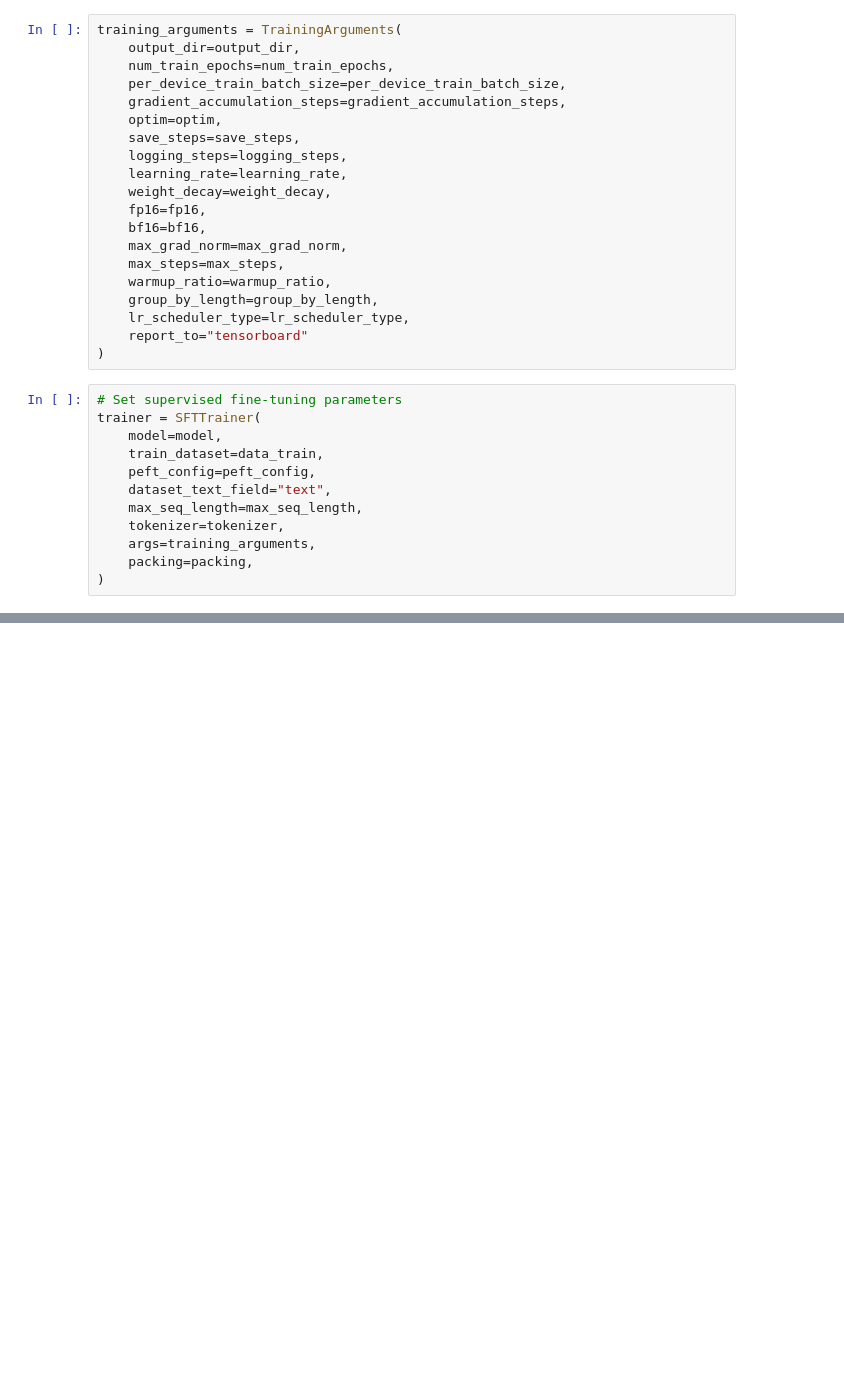
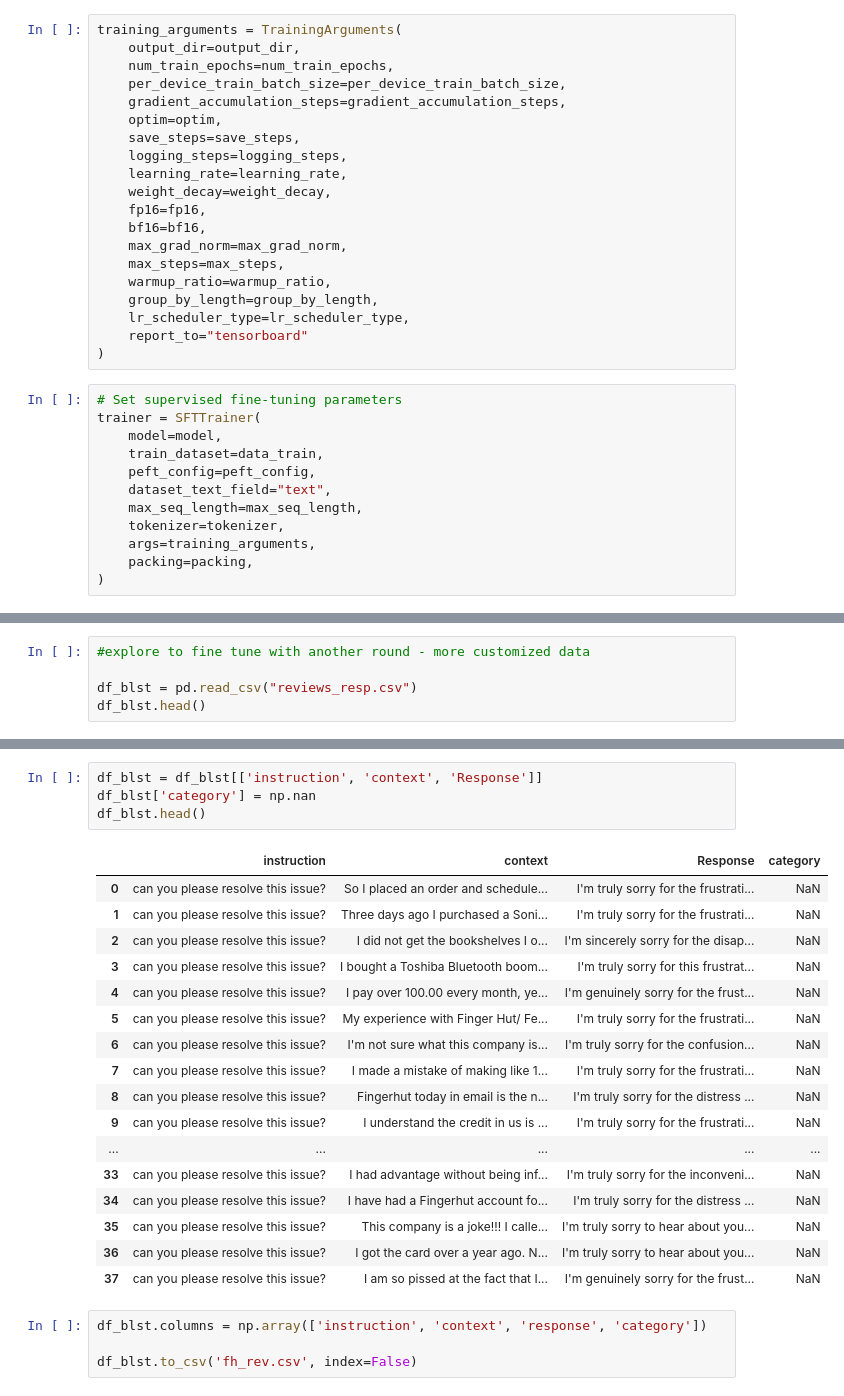
Before and after one commit to ShawnLiu119/FineTune-Llama2, a Jupyter notebook: cust_response_Llama2FT.ipynb, the cells around one changed output, grey strips where cells are left out. Drawn from its saved outputs; the diff is of its cells as text; blank space fills up the shorter version.

```diff
--- a/cust_response_Llama2FT.ipynb
+++ b/cust_response_Llama2FT.ipynb
@@ -555,0 +760,5 @@ OSError: [Errno 107] Transport endpoint is not connected
+# %%
+#explore to fine tune with another round - more customized data
+
+df_blst = pd.read_csv("reviews_resp.csv")
+df_blst.head()
@@ -555,0 +772,26 @@ OSError: [Errno 107] Transport endpoint is not connected
+# %%
+df_blst = df_blst[['instruction', 'context', 'Response']]
+df_blst['category'] = np.nan
+df_blst.head()
+# %% [output]
+|  | instruction | context | Response | category |
+| 0 | can you please resolve this issue? | So I placed an order and schedule... | I'm truly sorry for the frustrati... | NaN |
+| 1 | can you please resolve this issue? | Three days ago I purchased a Soni... | I'm truly sorry for the frustrati... | NaN |
+| 2 | can you please resolve this issue? | I did not get the bookshelves I o... | I'm sincerely sorry for the disap... | NaN |
+| 3 | can you please resolve this issue? | I bought a Toshiba Bluetooth boom... | I'm truly sorry for this frustrat... | NaN |
+| 4 | can you please resolve this issue? | I pay over 100.00 every month, ye... | I'm genuinely sorry for the frust... | NaN |
+| 5 | can you please resolve this issue? | My experience with Finger Hut/ Fe... | I'm truly sorry for the frustrati... | NaN |
+| 6 | can you please resolve this issue? | I'm not sure what this company is... | I'm truly sorry for the confusion... | NaN |
+| 7 | can you please resolve this issue? | I made a mistake of making like 1... | I'm truly sorry for the frustrati... | NaN |
+| 8 | can you please resolve this issue? | Fingerhut today in email is the n... | I'm truly sorry for the distress ... | NaN |
+| 9 | can you please resolve this issue? | I understand the credit in us is ... | I'm truly sorry for the frustrati... | NaN |
+| ... | ... | ... | ... | ... |
+| 33 | can you please resolve this issue? | I had advantage without being inf... | I'm truly sorry for the inconveni... | NaN |
+| 34 | can you please resolve this issue? | I have had a Fingerhut account fo... | I'm truly sorry for the distress ... | NaN |
+| 35 | can you please resolve this issue? | This company is a joke!!! I calle... | I'm truly sorry to hear about you... | NaN |
+| 36 | can you please resolve this issue? | I got the card over a year ago. N... | I'm truly sorry to hear about you... | NaN |
+| 37 | can you please resolve this issue? | I am so pissed at the fact that I... | I'm genuinely sorry for the frust... | NaN |
+# %%
+df_blst.columns = np.array(['instruction', 'context', 'response', 'category'])
+
+df_blst.to_csv('fh_rev.csv', index=False)
```
Also changed, not shown: parts of 36 cells of this notebook.
